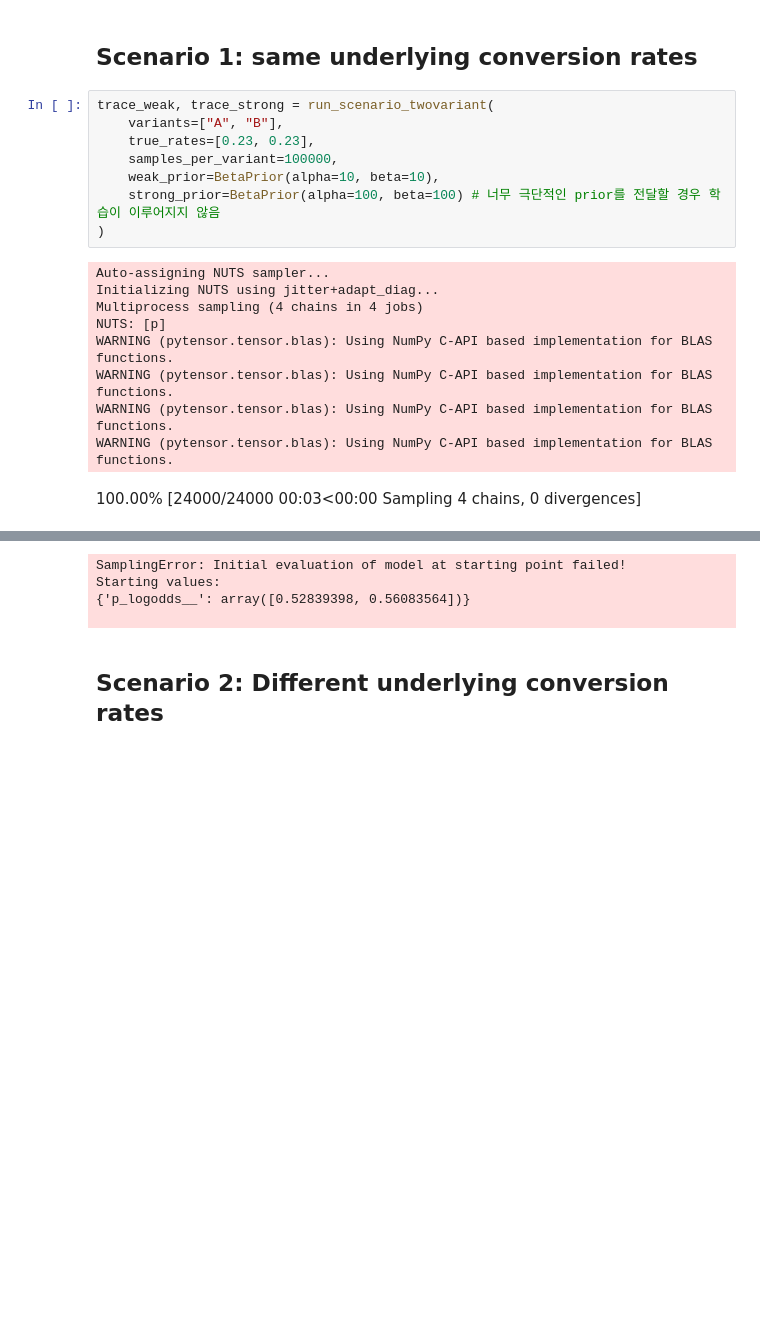
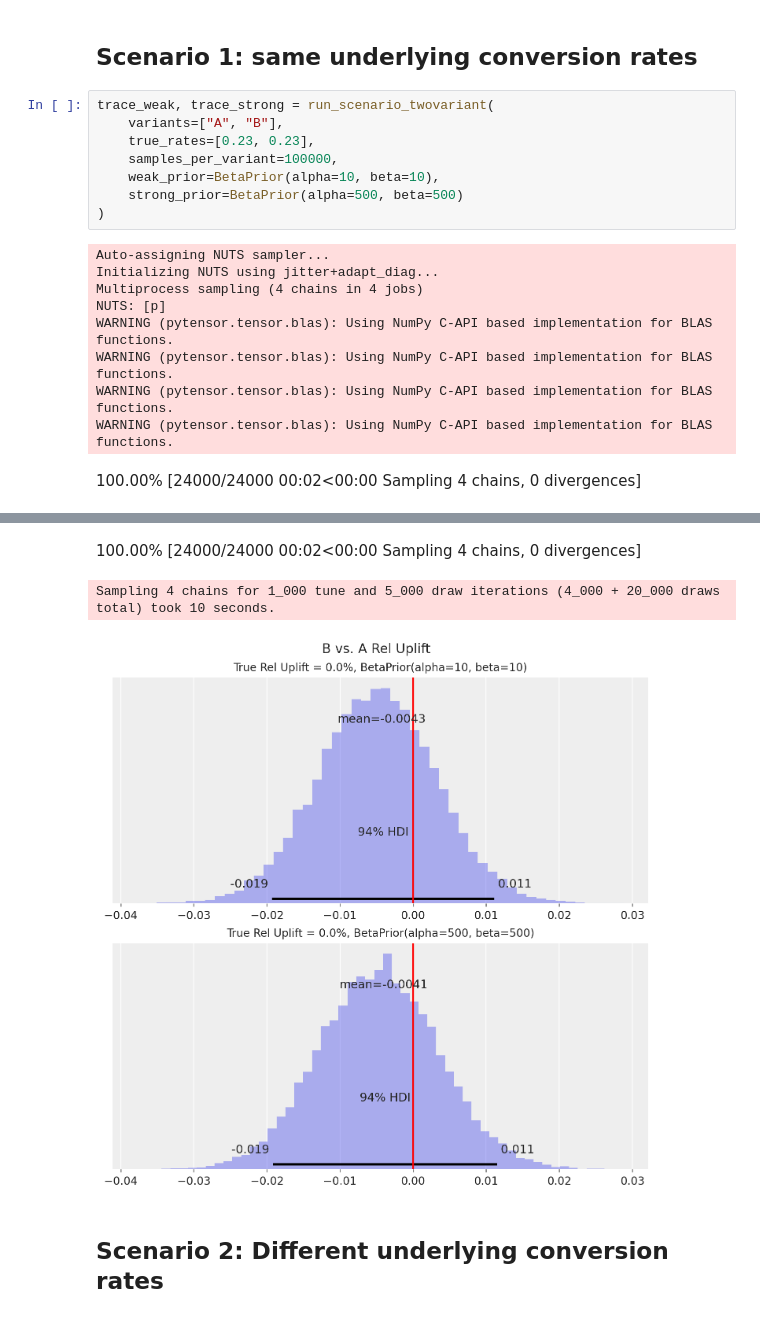
Before and after one commit to thk-lightman/ThinkBayes_Temp, a Jupyter notebook: code/BayesianABtesting.ipynb, the cells around one changed output, grey strips where cells are left out. Drawn from its saved outputs; the diff is of its cells as text; blank space fills up the shorter version.

```diff
--- a/code/BayesianABtesting.ipynb
+++ b/code/BayesianABtesting.ipynb
@@ -127,7 +139,7 @@ trace_weak, trace_strong = run_scenario_twovariant(
     true_rates=[0.23, 0.23],
     samples_per_variant=100000,
     weak_prior=BetaPrior(alpha=10, beta=10),
-    strong_prior=BetaPrior(alpha=100, beta=100) # 너무 극단적인 prior를 전달할 경우 학습이 이루어지지 않음
+    strong_prior=BetaPrior(alpha=500, beta=500)
 )
 # %% [output]
 Auto-assigning NUTS sampler...
@@ -138,4 +150,4 @@ WARNING (pytensor.tensor.blas): Using NumPy C-API based implementation for BLAS
 WARNING (pytensor.tensor.blas): Using NumPy C-API based implementation for BLAS functions.
 WARNING (pytensor.tensor.blas): Using NumPy C-API based implementation for BLAS functions.
 WARNING (pytensor.tensor.blas): Using NumPy C-API based implementation for BLAS functions.
-100.00% [24000/24000 00:03<00:00 Sampling 4 chains, 0 divergences]
+100.00% [24000/24000 00:02<00:00 Sampling 4 chains, 0 divergences]
@@ -145,7 +163,6 @@ Initializing NUTS using jitter+adapt_diag...
+100.00% [24000/24000 00:02<00:00 Sampling 4 chains, 0 divergences]
-SamplingError: Initial evaluation of model at starting point failed!
-Starting values:
-{'p_logodds__': array([0.52839398, 0.56083564])}
-
+Sampling 4 chains for 1_000 tune and 5_000 draw iterations (4_000 + 20_000 draws total) took 10 seconds.
+[figure, added]
 # %% [markdown]
 ## Scenario 2: Different underlying conversion rates
 # %%
```
Also changed, not shown: parts of 9 cells of this notebook, 2 other files.
